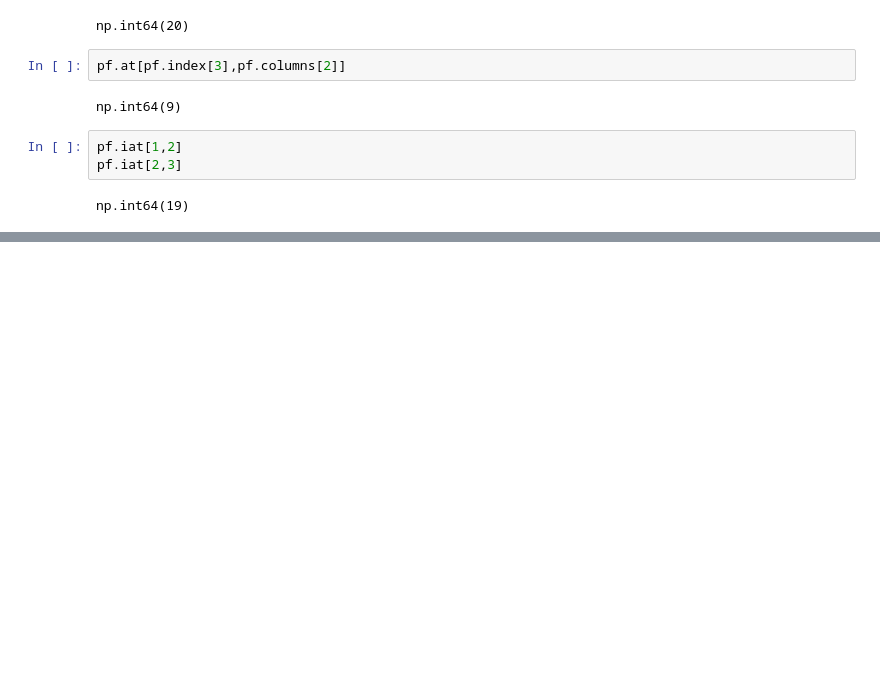
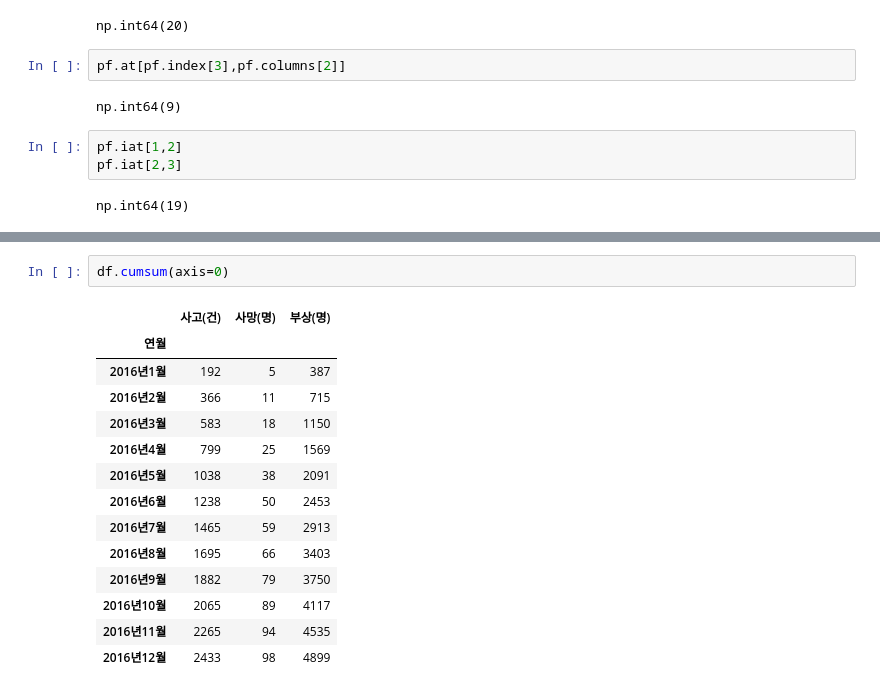
Before and after one commit to naugim26/2026-BDA, a Jupyter notebook: code/06w_dataframe.ipynb, the cells around one changed output, grey strips where cells are left out. Drawn from its saved outputs; the diff is of its cells as text; blank space fills up the shorter version.

```diff
--- a/code/06w_dataframe.ipynb
+++ b/code/06w_dataframe.ipynb
@@ -544,0 +680,17 @@ np.int64(19)
+# %%
+df.cumsum(axis=0)
+# %% [output]
+|  | 사고(건) | 사망(명) | 부상(명) |
+| 연월 |  |  |  |
+| 2016년1월 | 192 | 5 | 387 |
+| 2016년2월 | 366 | 11 | 715 |
+| 2016년3월 | 583 | 18 | 1150 |
+| 2016년4월 | 799 | 25 | 1569 |
+| 2016년5월 | 1038 | 38 | 2091 |
+| 2016년6월 | 1238 | 50 | 2453 |
+| 2016년7월 | 1465 | 59 | 2913 |
+| 2016년8월 | 1695 | 66 | 3403 |
+| 2016년9월 | 1882 | 79 | 3750 |
+| 2016년10월 | 2065 | 89 | 4117 |
+| 2016년11월 | 2265 | 94 | 4535 |
+| 2016년12월 | 2433 | 98 | 4899 |
```
Also changed, not shown: parts of 33 cells of this notebook.
